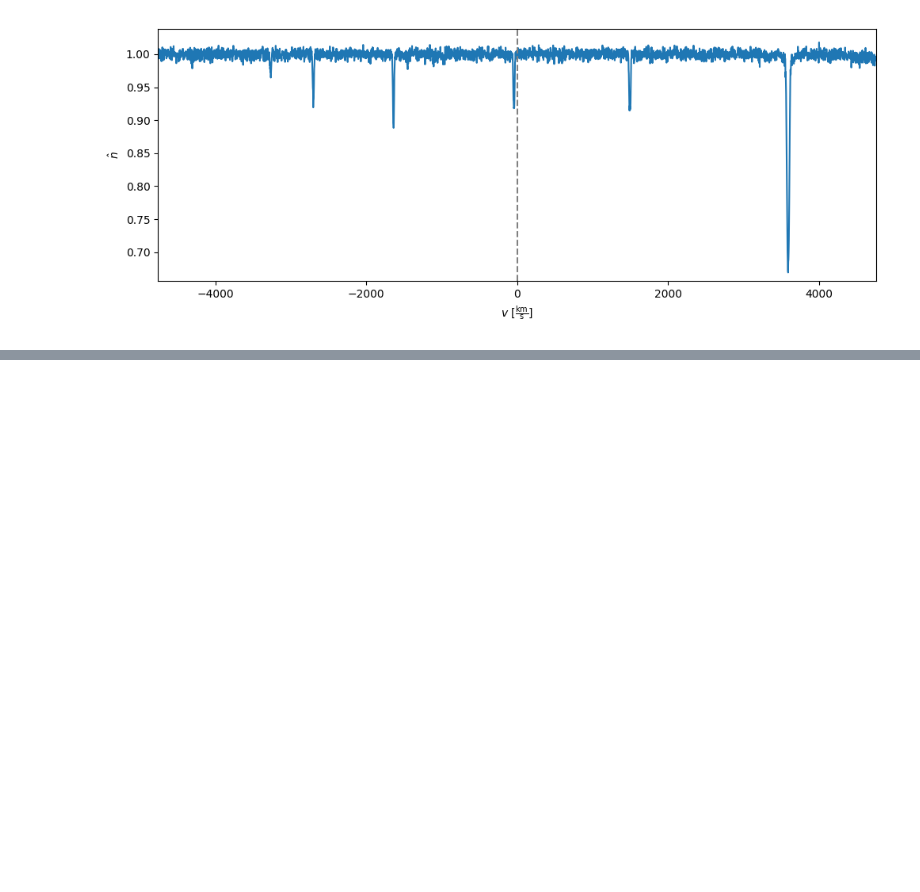
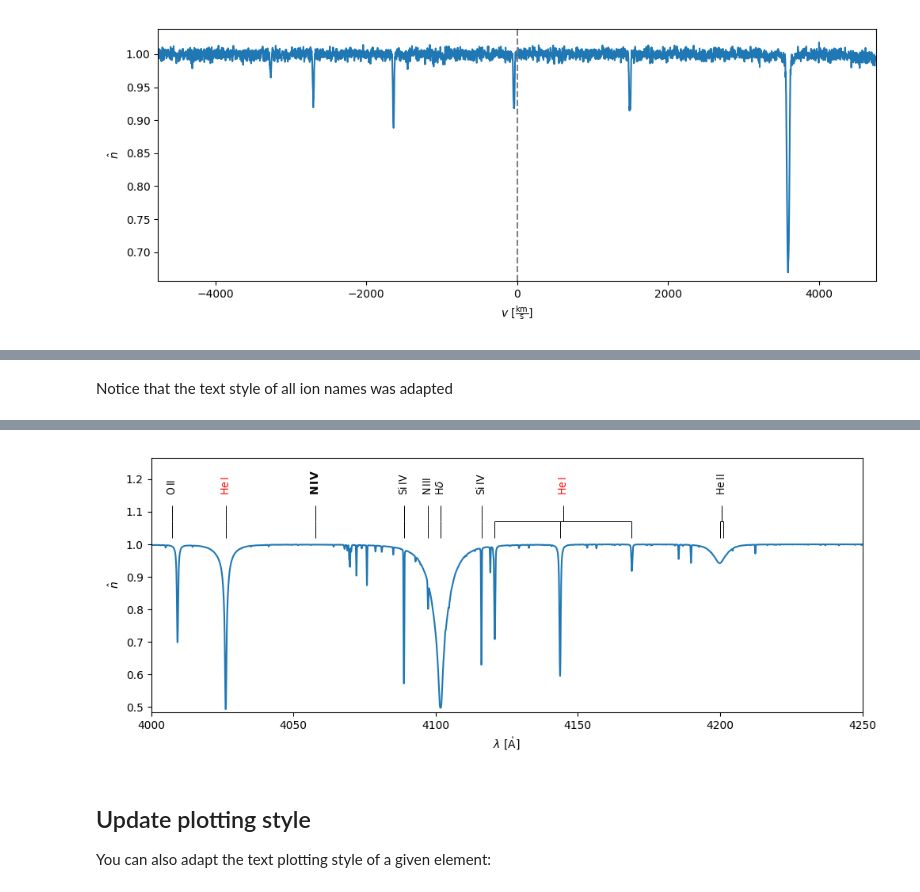
Before and after one commit to eschoesser/spyplotter, a Jupyter notebook: docs/spectrum.ipynb, the cells around one changed output, grey strips where cells are left out. Saved outputs shown, nothing was run; the diff lists cells and outputs as text; code cells hidden in the pictures; blank space fills up the shorter version.

```diff
--- a/docs/spectrum.ipynb
+++ b/docs/spectrum.ipynb
@@ -191,0 +227,4 @@ spyplotter.line_identification - WARNING - Text out of ylim, automatically adapt
+# %%
+heI_line = SpectralLine('He$\,$I',4026.2,plotting_style_dict={'color':'red'})
+li.add_spectral_line(heI_line)
+print(li)
@@ -191,0 +239,9 @@ spyplotter.line_identification - WARNING - Text out of ylim, automatically adapt
+# %% [markdown]
+Notice that the text style of all ion names was adapted
+# %%
+# Plot the spectrum
+ax = spectrum_norm.plot(x_unit=u.AA,interval=[4000,4250]);
+
+ax = li.plot(ax=ax)
+plt.tight_layout()
+# %% [output]
@@ -191,0 +249,4 @@ spyplotter.line_identification - WARNING - Text out of ylim, automatically adapt
+[figure, added]
+# %% [markdown]
+## Update plotting style
+You can also adapt the text plotting style of a given element:
```
Also changed, not shown: parts of 18 cells of this notebook, 3 other files.
